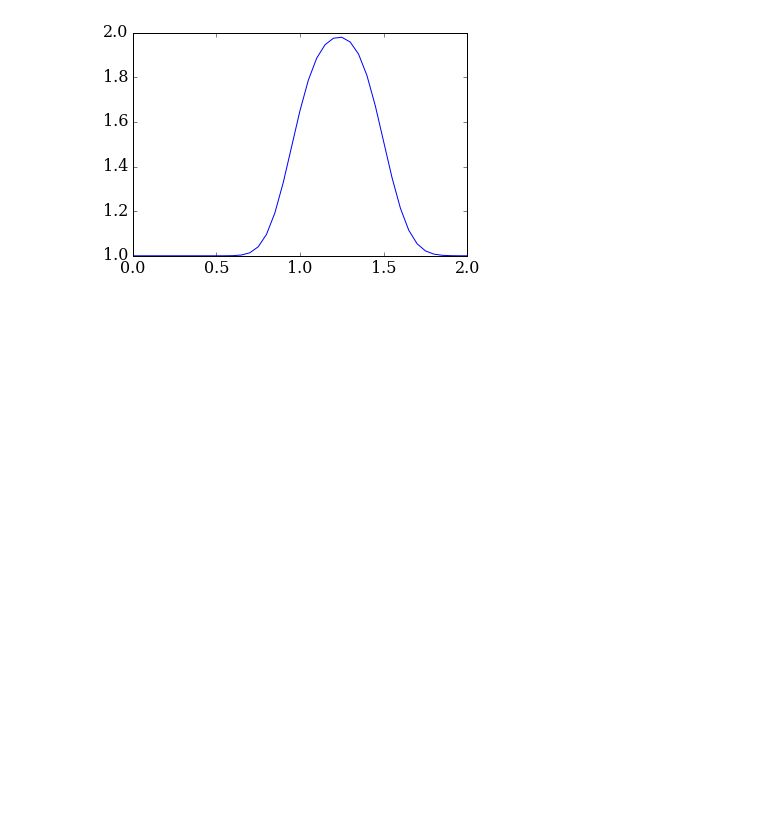
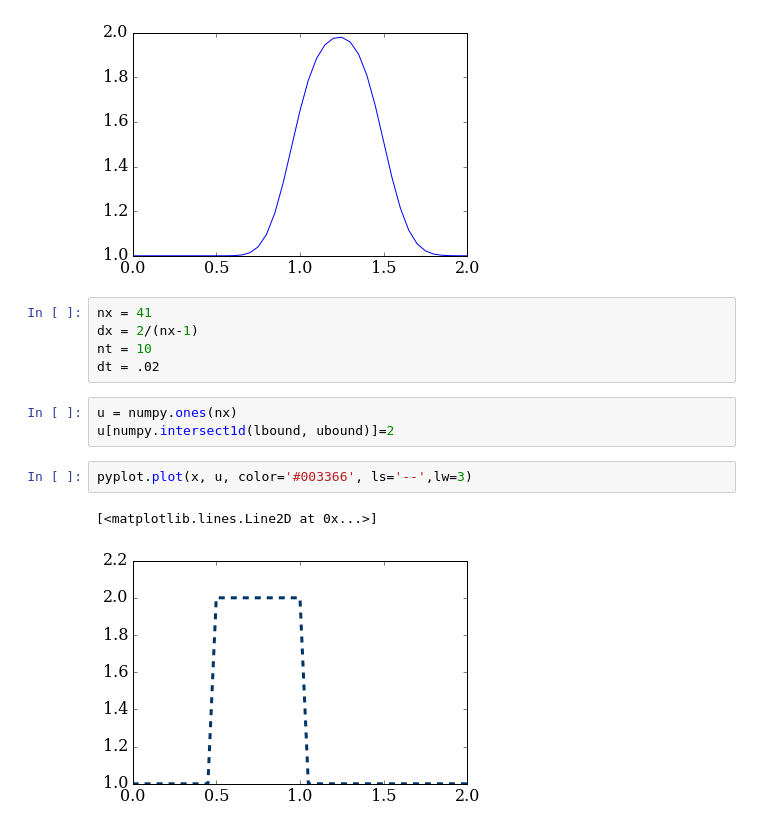
Before and after one commit to james901004/6286, a Jupyter notebook: lesson_2.ipynb, the cells around one changed output. Cells and saved outputs as stored; diff of their text form; blank space fills up the shorter version.

```diff
--- a/lesson_2.ipynb
+++ b/lesson_2.ipynb
@@ -67,3 +67,16 @@ pyplot.plot(x,u)
 # %% [output]
 [<matplotlib.lines.Line2D at 0x...>]
 [figure]
+# %%
+nx = 41
+dx = 2/(nx-1)
+nt = 10
+dt = .02
+# %%
+u = numpy.ones(nx)
+u[numpy.intersect1d(lbound, ubound)]=2
+# %%
+pyplot.plot(x, u, color='#003366', ls='--',lw=3)
+# %% [output]
+[<matplotlib.lines.Line2D at 0x...>]
+[figure, added]
```
Also changed, not shown: parts of 3 cells of this notebook, 3 other files.
